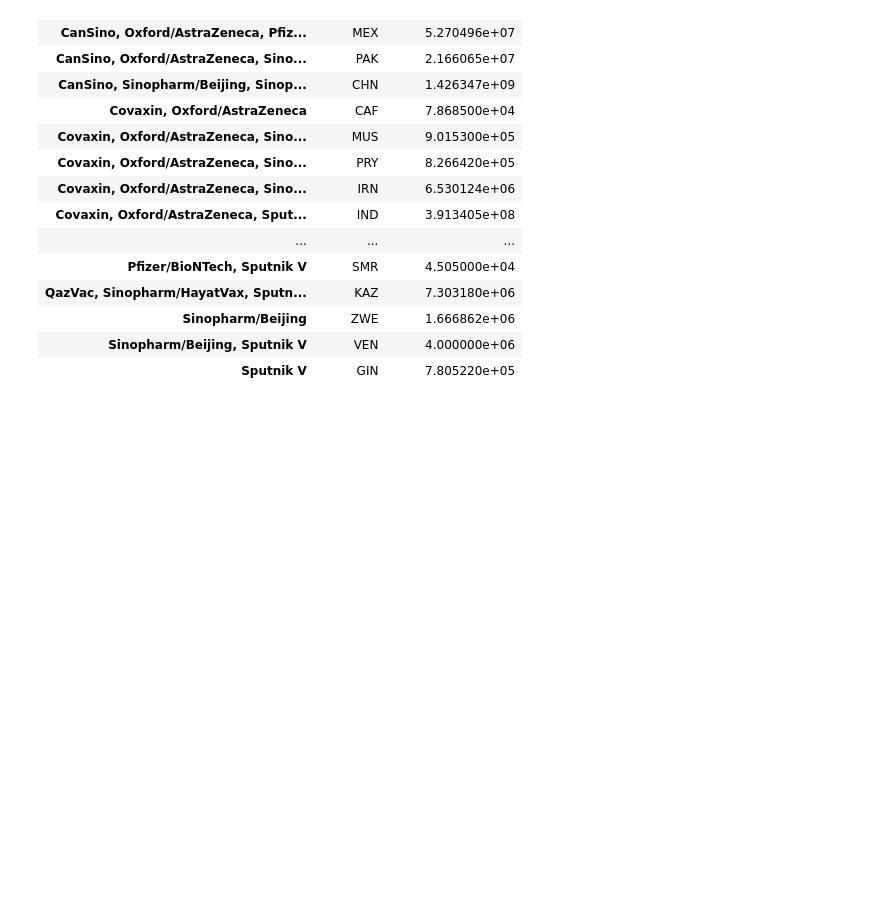
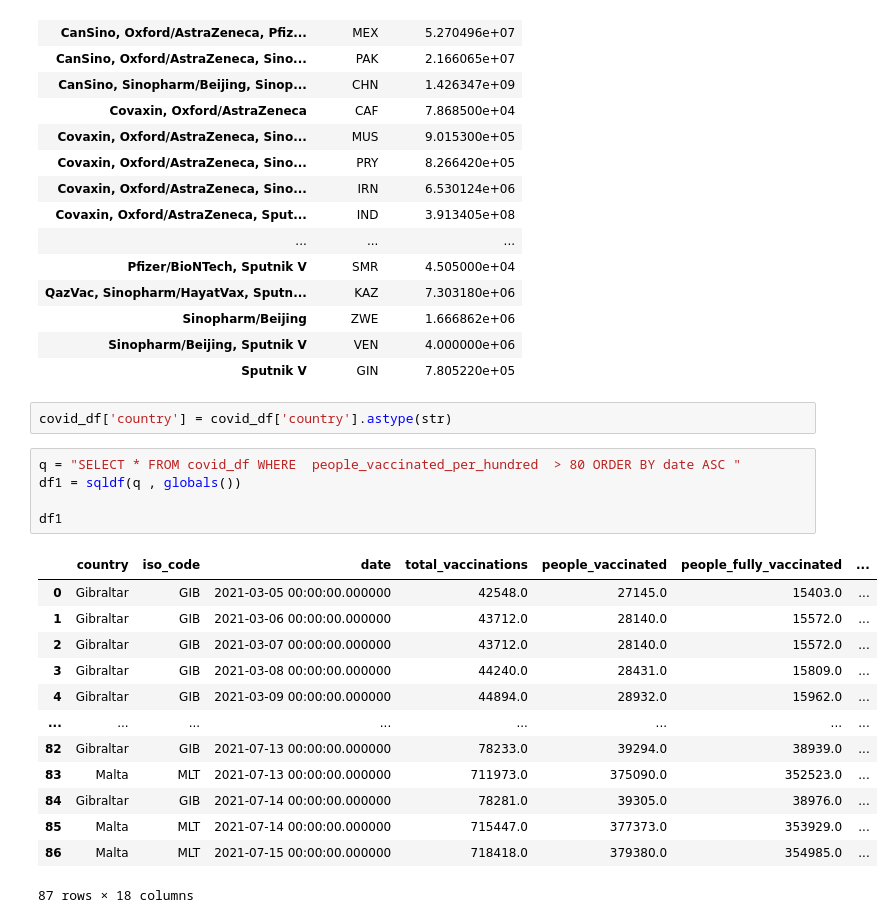
Before and after one commit to omidr1348/Covid_19, a Jupyter notebook: Covid Vaccination.ipynb, the cells around one changed output. Saved outputs shown, nothing was run; the diff lists cells and outputs as text; blank space fills up the shorter version.

```diff
--- a/Covid Vaccination.ipynb
+++ b/Covid Vaccination.ipynb
@@ -271,3 +271,24 @@ vac_type
 | Sinopharm/Beijing | ZWE | 1.666862e+06 |
 | Sinopharm/Beijing, Sputnik V | VEN | 4.000000e+06 |
 | Sputnik V | GIN | 7.805220e+05 |
+# %%
+covid_df['country'] = covid_df['country'].astype(str)
+# %%
+q = "SELECT * FROM covid_df WHERE  people_vaccinated_per_hundred  > 80 ORDER BY date ASC "
+df1 = sqldf(q , globals())
+
+df1
+# %% [output]
+|  | country | iso_code | date | total_vaccinations | people_vaccinated | people_fully_vaccinated | ... |
+| 0 | Gibraltar | GIB | 2021-03-05 00:00:00.000000 | 42548.0 | 27145.0 | 15403.0 | ... |
+| 1 | Gibraltar | GIB | 2021-03-06 00:00:00.000000 | 43712.0 | 28140.0 | 15572.0 | ... |
+| 2 | Gibraltar | GIB | 2021-03-07 00:00:00.000000 | 43712.0 | 28140.0 | 15572.0 | ... |
+| 3 | Gibraltar | GIB | 2021-03-08 00:00:00.000000 | 44240.0 | 28431.0 | 15809.0 | ... |
+| 4 | Gibraltar | GIB | 2021-03-09 00:00:00.000000 | 44894.0 | 28932.0 | 15962.0 | ... |
+| ... | ... | ... | ... | ... | ... | ... | ... |
+| 82 | Gibraltar | GIB | 2021-07-13 00:00:00.000000 | 78233.0 | 39294.0 | 38939.0 | ... |
+| 83 | Malta | MLT | 2021-07-13 00:00:00.000000 | 711973.0 | 375090.0 | 352523.0 | ... |
+| 84 | Gibraltar | GIB | 2021-07-14 00:00:00.000000 | 78281.0 | 39305.0 | 38976.0 | ... |
+| 85 | Malta | MLT | 2021-07-14 00:00:00.000000 | 715447.0 | 377373.0 | 353929.0 | ... |
+| 86 | Malta | MLT | 2021-07-15 00:00:00.000000 | 718418.0 | 379380.0 | 354985.0 | ... |
+87 rows × 18 columns
```
Also changed, not shown: parts of 4 cells of this notebook.
